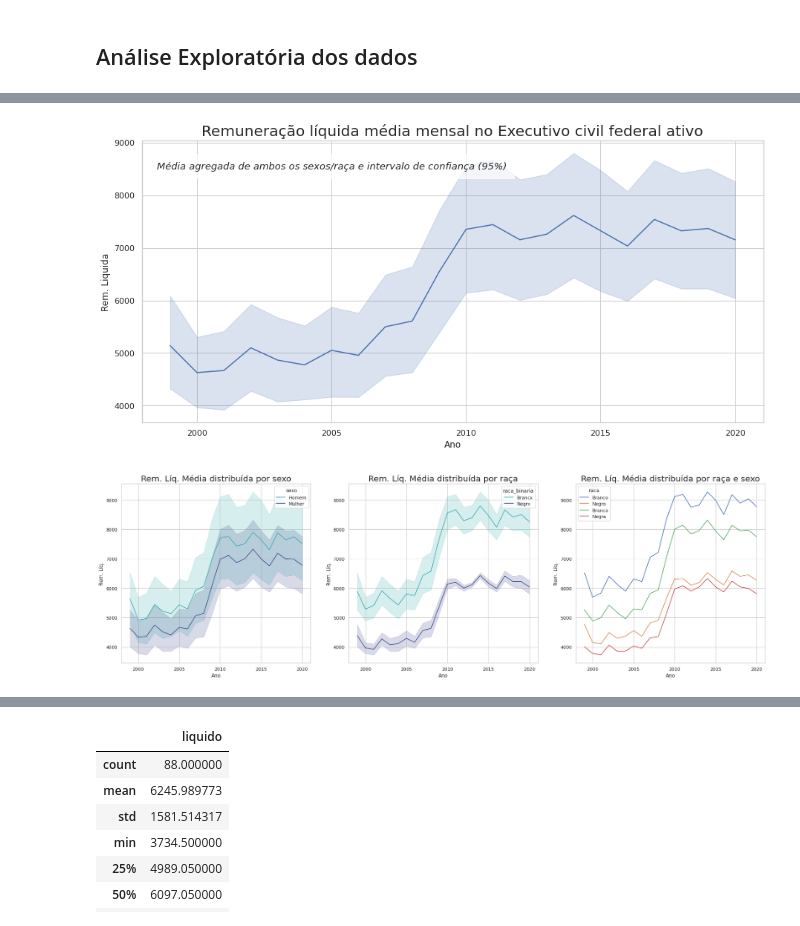
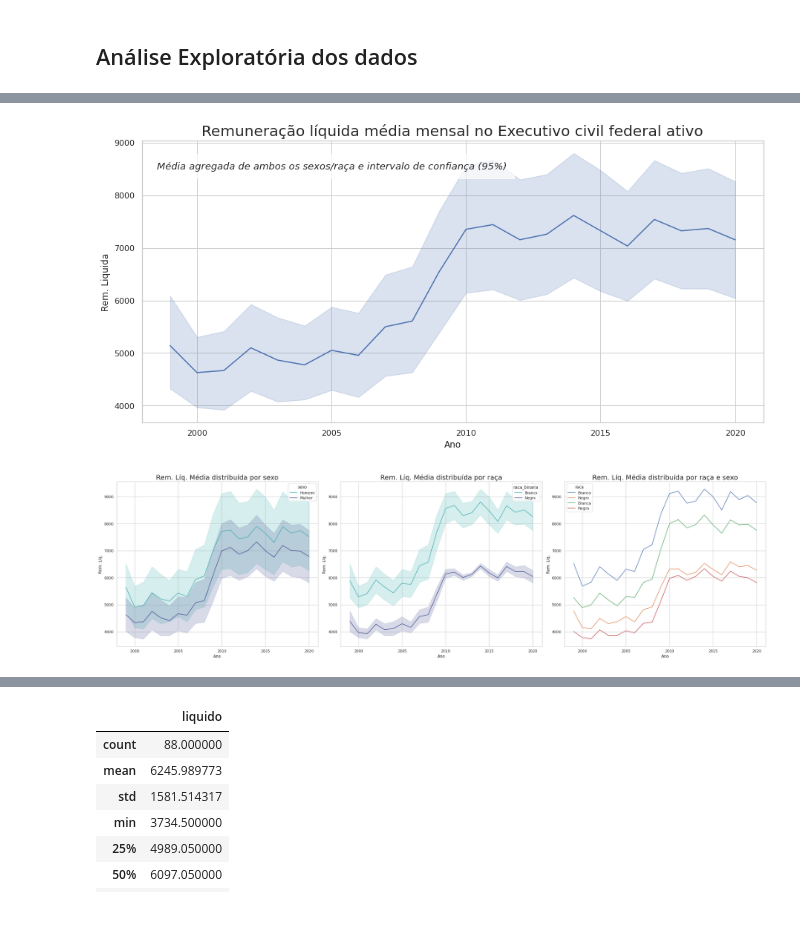
Before and after one commit to JV-Nunes/ANALISE_REM_EXEC, a Jupyter notebook: analise.ipynb, the cells around one changed output, grey strips where cells are left out. Cells and saved outputs as stored; diff of their text form; code cells hidden in the pictures.

```diff
--- a/analise.ipynb
+++ b/analise.ipynb
@@ -92,32 +92,32 @@ sns.set(style="whitegrid")
 #plotting a series of liquido ano-mes-valor
 sns.lineplot(x="ano", y="liquido", data=df)
 plt.ylabel('Rem. Liquida')
 plt.xlabel('Ano')
 plt.title("Remuneração líquida média mensal no Executivo civil federal ativo", fontsize=20)
 plt.text(1998.5,8500,'Média agregada de ambos os sexos/raça e intervalo de confiança (95%)',style='italic',
 bbox={'facecolor': 'w', 'alpha': 0.7, 'pad': 10}, fontsize=13)
 plt.show(1)
 
 
 fig, ax = plt.subplots(1, 3, figsize=(28,8))
 palette = sns.color_palette("mako_r", 2)
 sns.lineplot(data=df, x="ano", y="liquido", hue="sexo", ax=ax[0], palette=palette)
 ax[0].set_title("Rem. Líq. Média distribuída por sexo", fontsize=20)
 ax[0].set_ylabel('Rem. Líq.')
 ax[0].set_xlabel('Ano')
 
 sns.lineplot(data=df, x="ano", y="liquido", hue="raca_binaria", ax=ax[1], palette=palette)
 ax[1].set_title("Rem. Líq. Média distribuída por raça", fontsize=20)
 ax[1].set_ylabel('Rem. Líq.')
 ax[1].set_xlabel('Ano')
 
 
 sns.lineplot(data=df, x="ano", y="liquido", hue="raca", ax=ax[2])
 ax[2].set_title("Rem. Líq. Média distribuída por raça e sexo", fontsize=20)
 ax[2].set_ylabel('Rem. Líq.')
 ax[2].set_xlabel('Ano')
-
+fig.tight_layout()
 plt.show()
 # %% [output]
 [figure]
-[figure, old version]
+[figure, new version]
```
Also changed, not shown: parts of 9 cells of this notebook.
